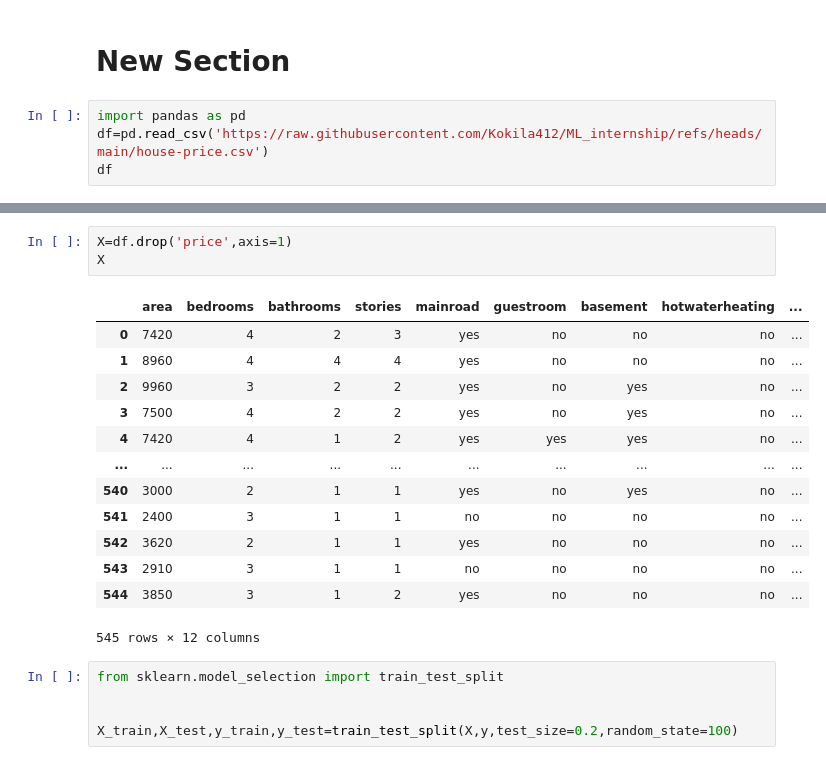
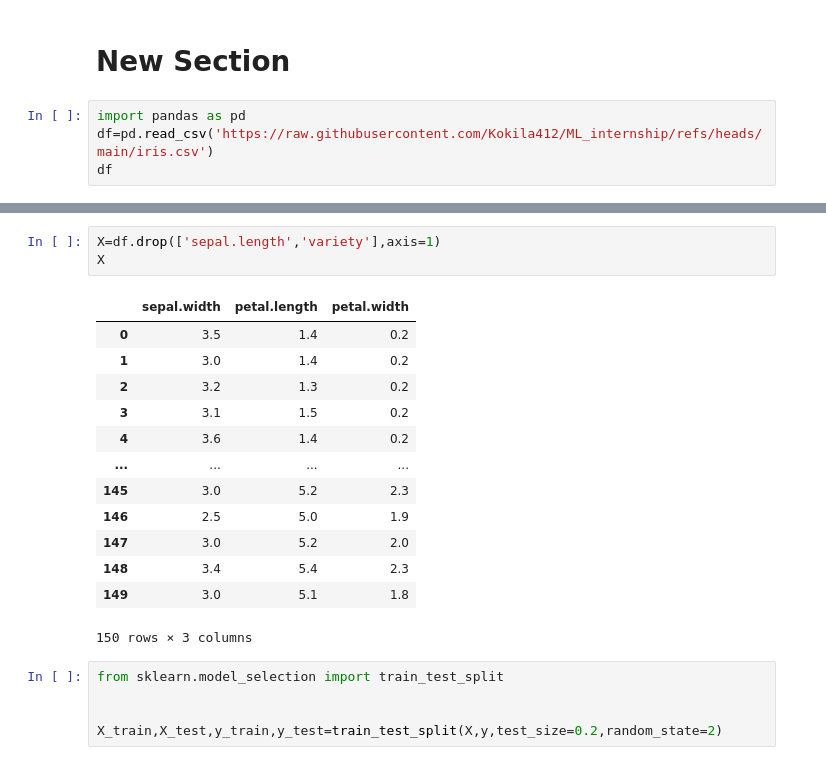
Before and after one commit to Kokila412/ML_internship, a Jupyter notebook: basicml.ipynb, the cells around one changed output, grey strips where cells are left out. Cells and saved outputs as stored; diff of their text form.

```diff
--- a/basicml.ipynb
+++ b/basicml.ipynb
@@ -4,6 +4,6 @@
 # New Section
 # %%
 import pandas as pd
-df=pd.read_csv('https://raw.githubusercontent.com/Kokila412/ML_internship/refs/heads/main/house-price.csv')
+df=pd.read_csv('https://raw.githubusercontent.com/Kokila412/ML_internship/refs/heads/main/iris.csv')
 df
 # %% [output]
@@ -41,22 +41,22 @@ dtype: int64
 # %%
-X=df.drop('price',axis=1)
+X=df.drop(['sepal.length','variety'],axis=1)
 X
 # %% [output]
-|  | area | bedrooms | bathrooms | stories | mainroad | guestroom | basement | hotwaterheating | ... |
-| 0 | 7420 | 4 | 2 | 3 | yes | no | no | no | ... |
-| 1 | 8960 | 4 | 4 | 4 | yes | no | no | no | ... |
-| 2 | 9960 | 3 | 2 | 2 | yes | no | yes | no | ... |
-| 3 | 7500 | 4 | 2 | 2 | yes | no | yes | no | ... |
-| 4 | 7420 | 4 | 1 | 2 | yes | yes | yes | no | ... |
-| ... | ... | ... | ... | ... | ... | ... | ... | ... | ... |
-| 540 | 3000 | 2 | 1 | 1 | yes | no | yes | no | ... |
-| 541 | 2400 | 3 | 1 | 1 | no | no | no | no | ... |
-| 542 | 3620 | 2 | 1 | 1 | yes | no | no | no | ... |
-| 543 | 2910 | 3 | 1 | 1 | no | no | no | no | ... |
-| 544 | 3850 | 3 | 1 | 2 | yes | no | no | no | ... |
+|  | sepal.width | petal.length | petal.width |
+| 0 | 3.5 | 1.4 | 0.2 |
+| 1 | 3.0 | 1.4 | 0.2 |
+| 2 | 3.2 | 1.3 | 0.2 |
+| 3 | 3.1 | 1.5 | 0.2 |
+| 4 | 3.6 | 1.4 | 0.2 |
+| ... | ... | ... | ... |
+| 145 | 3.0 | 5.2 | 2.3 |
+| 146 | 2.5 | 5.0 | 1.9 |
+| 147 | 3.0 | 5.2 | 2.0 |
+| 148 | 3.4 | 5.4 | 2.3 |
+| 149 | 3.0 | 5.1 | 1.8 |
-545 rows × 12 columns
+150 rows × 3 columns
 # %%
 from sklearn.model_selection import train_test_split
 
 
-X_train,X_test,y_train,y_test=train_test_split(X,y,test_size=0.2,random_state=100)
+X_train,X_test,y_train,y_test=train_test_split(X,y,test_size=0.2,random_state=2)
```
Also changed, not shown: parts of 5 cells of this notebook.
